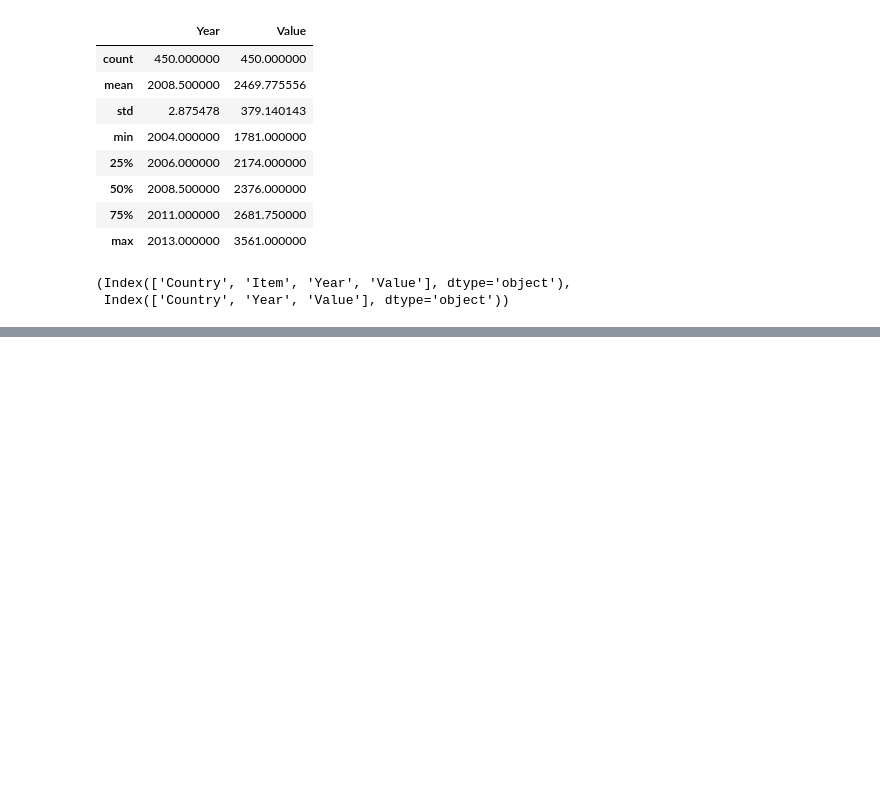
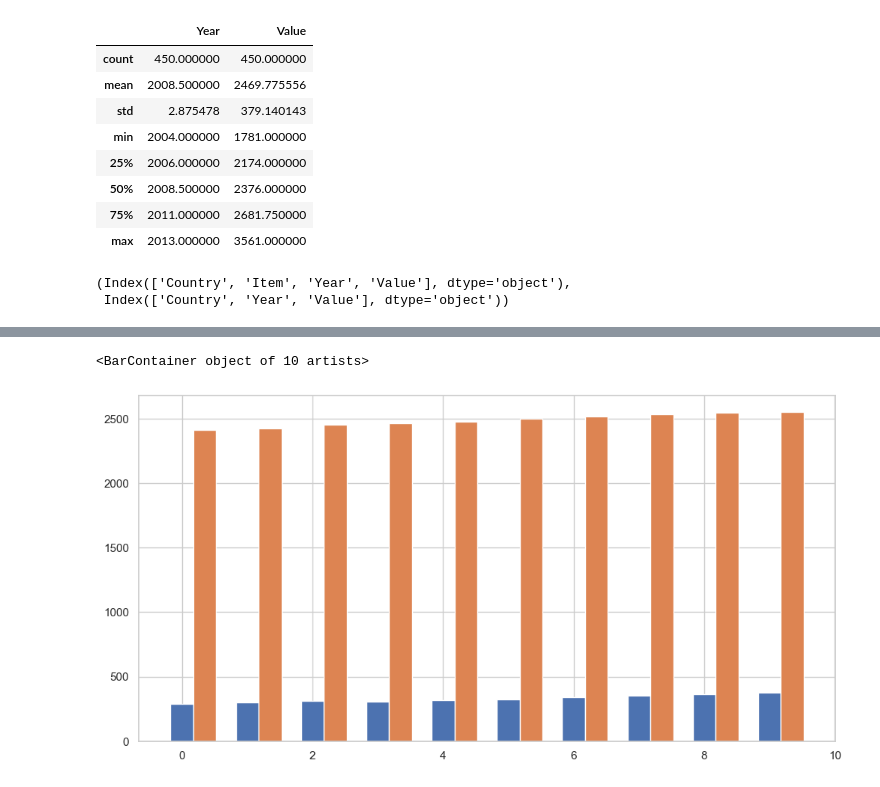
Before and after one commit to Gbekoilias/Stage-D-Exercise, a Jupyter notebook: Notebook/Notebook (Tag Along Project).ipynb, the cells around one changed output, grey strips where cells are left out. Saved outputs shown, nothing was run; the diff lists cells and outputs as text; code cells hidden in the pictures; blank space fills up the shorter version.

```diff
--- a/Notebook/Notebook (Tag Along Project).ipynb
+++ b/Notebook/Notebook (Tag Along Project).ipynb
@@ -98,0 +122,18 @@ df_prod.columns , df_supp.columns
+# %%
+# Comparison Between Average Food Consumption and Production for Each Year
+# Merge the two datasets on 'Country' and 'Year'
+merged_df = pd.merge(df_prod, df_supp, on=['Country', 'Year'], suffixes=('_prod', '_supp'))
+# %%
+# Calculate average production and consumption for each year
+avg_production_consumption = merged_df.groupby('Year')[['Value_prod', 'Value_supp']].mean().reset_index()
+# %%
+# Bar chart for comparison
+plt.figure(figsize=(12, 6))
+bar_width = 0.35
+bar_positions = range(len(avg_production_consumption))
+
+plt.bar(bar_positions, avg_production_consumption['Value_prod'], width=bar_width, label='Production')
+plt.bar([pos + bar_width for pos in bar_positions], avg_production_consumption['Value_supp'], width=bar_width, label='Consumption')
+# %% [output]
+<BarContainer object of 10 artists>
+[figure, added]
```
Also changed, not shown: parts of 11 cells of this notebook.
